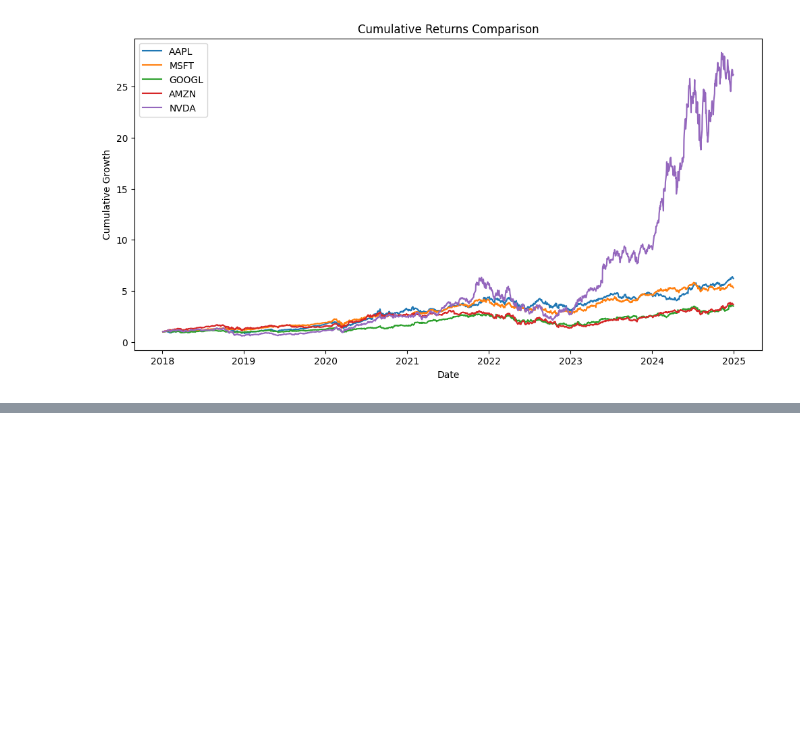
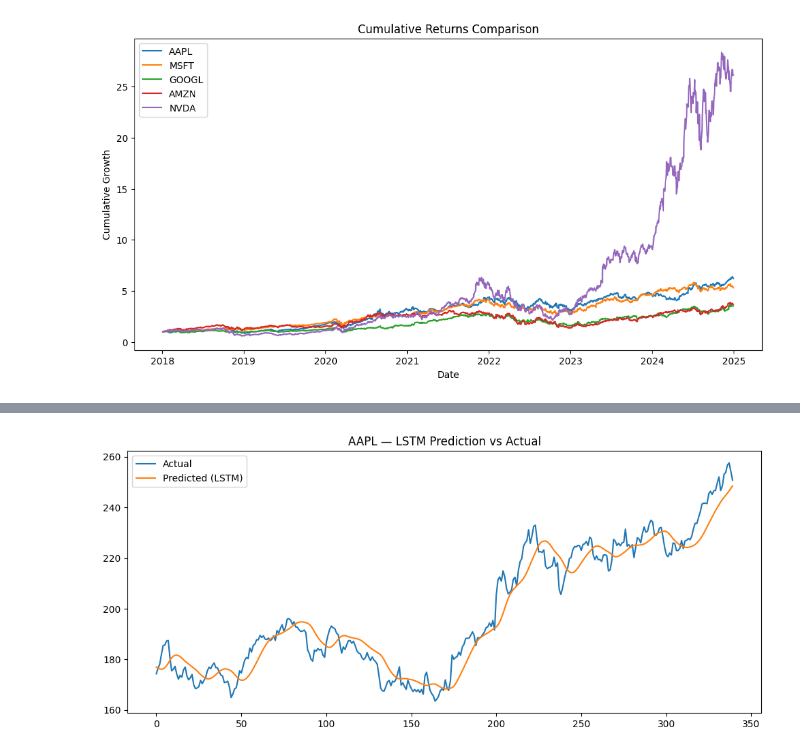
Before and after one commit to ajay9803/stock_market_prediction, a Jupyter notebook: main.ipynb, the cells around one changed output, grey strips where cells are left out. Cells and saved outputs as stored; diff of their text form; code cells hidden in the pictures; blank space fills up the shorter version.

Commit message:
Use models

```diff
--- a/main.ipynb
+++ b/main.ipynb
@@ -145,0 +156,13 @@ plt.show()
+# %%
+def create_sequences(series, window_size=60):
+    X, y = [], []
+    for i in range(len(series) - window_size):
+        X.append(series[i:i+window_size])
+        y.append(series[i+window_size])
+    return np.array(X), np.array(y)
+
+def evaluate(true, pred):
+    mae = mean_absolute_error(true, pred)
+    rmse = math.sqrt(mean_squared_error(true, pred))
+    mape = np.mean(np.abs((true - pred) / true)) * 100
+    return mae, rmse, mape
@@ -145,0 +332,34 @@ plt.show()
+# %%
+sym = "AAPL"
+
+df = data[sym]
+prices = df["Close"].values.reshape(-1, 1)
+
+scaler = MinMaxScaler()
+scaled_prices = scaler.fit_transform(prices)
+
+X, y = create_sequences(scaled_prices, 60)
+split = int(len(X) * 0.8)
+
+X_train, X_test = X[:split], X[split:]
+y_train, y_test = y[:split], y[split:]
+
+model = Sequential([
+    LSTM(50, input_shape=(60, 1)),
+    Dense(1)
+])
+
+model.compile(optimizer="adam", loss="mse")
+model.fit(X_train, y_train, epochs=5, batch_size=32, verbose=0)
+
+pred_scaled = model.predict(X_test)
+pred = scaler.inverse_transform(pred_scaled)
+actual = scaler.inverse_transform(y_test)
+
+plt.figure(figsize=(12, 5))
+plt.plot(actual, label="Actual")
+plt.plot(pred, label="Predicted (LSTM)")
+plt.title("AAPL — LSTM Prediction vs Actual")
+plt.legend()
+plt.show()
+# %% [output]
@@ -145,0 +367 @@ plt.show()
+[figure, added]
```
Also changed, not shown: parts of 4 cells of this notebook.
